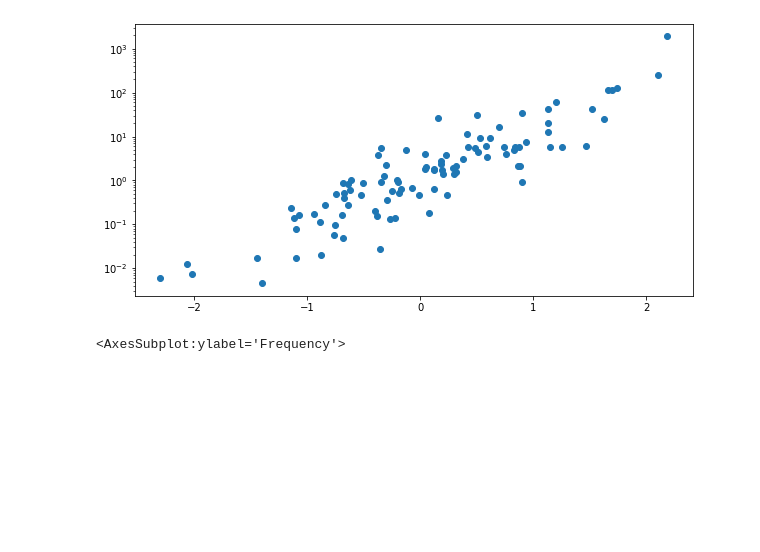
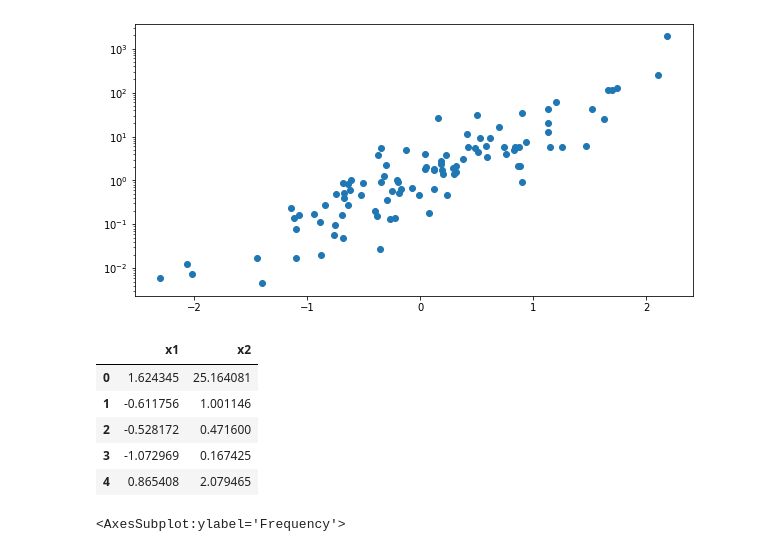
Before and after one commit to CodeupClassroom/mirzakhani-regression-exercises, a Jupyter notebook: scaling_lesson.ipynb, the cells around one changed output. Drawn from its saved outputs; the diff is of its cells as text; code cells hidden in the pictures; blank space fills up the shorter version.

```diff
--- a/scaling_lesson.ipynb
+++ b/scaling_lesson.ipynb
@@ -267,6 +267,15 @@ ax.scatter(df.x1, df.x2)
 ax.set_yscale('log')
 # %% [output]
 [figure]
+# %%
+df.head()
+# %% [output]
+|  | x1 | x2 |
+| 0 | 1.624345 | 25.164081 |
+| 1 | -0.611756 | 1.001146 |
+| 2 | -0.528172 | 0.471600 |
+| 3 | -1.072969 | 0.167425 |
+| 4 | 0.865408 | 2.079465 |
 # %%
 df.x2.plot.hist()
 # %% [output]
```
Also changed, not shown: 1 other file.
